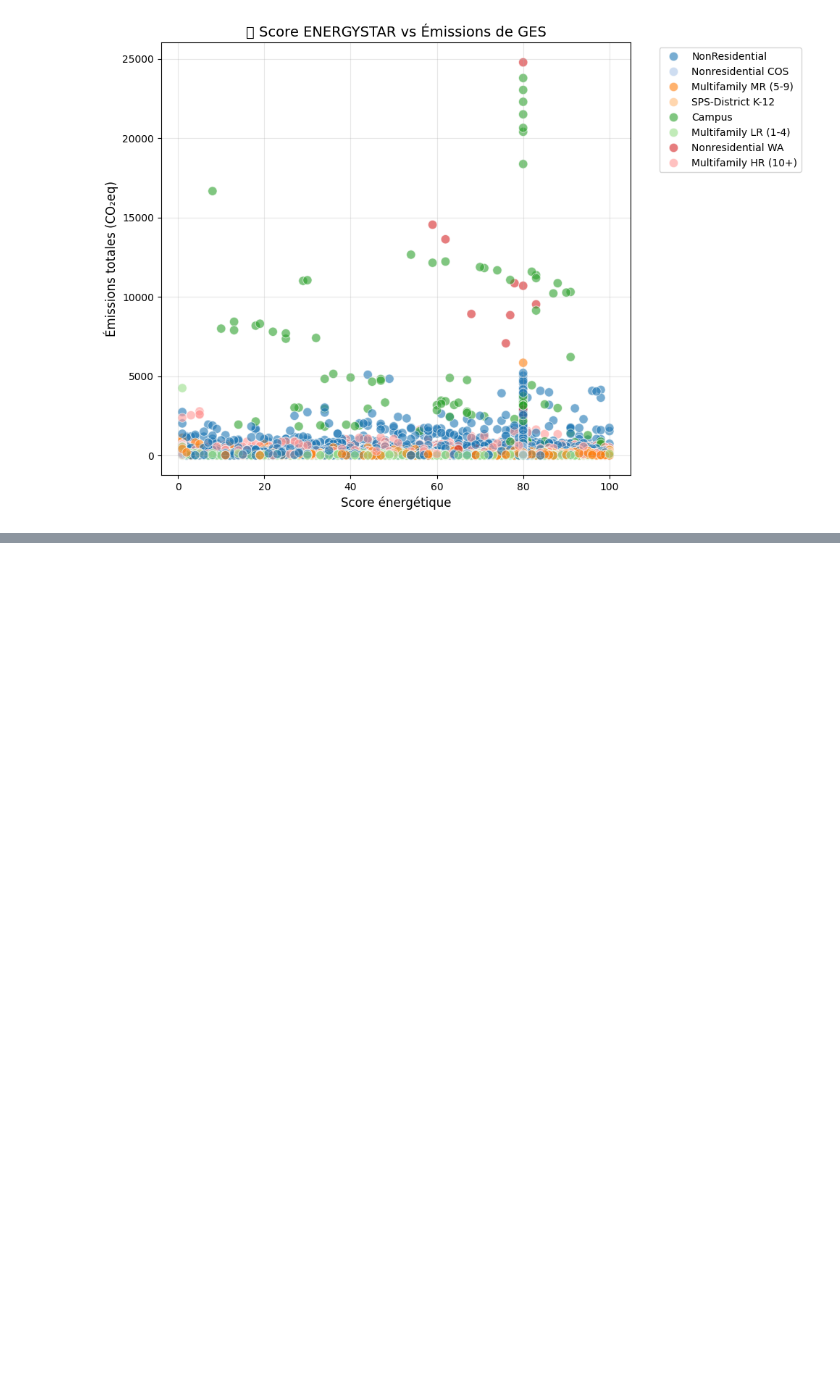
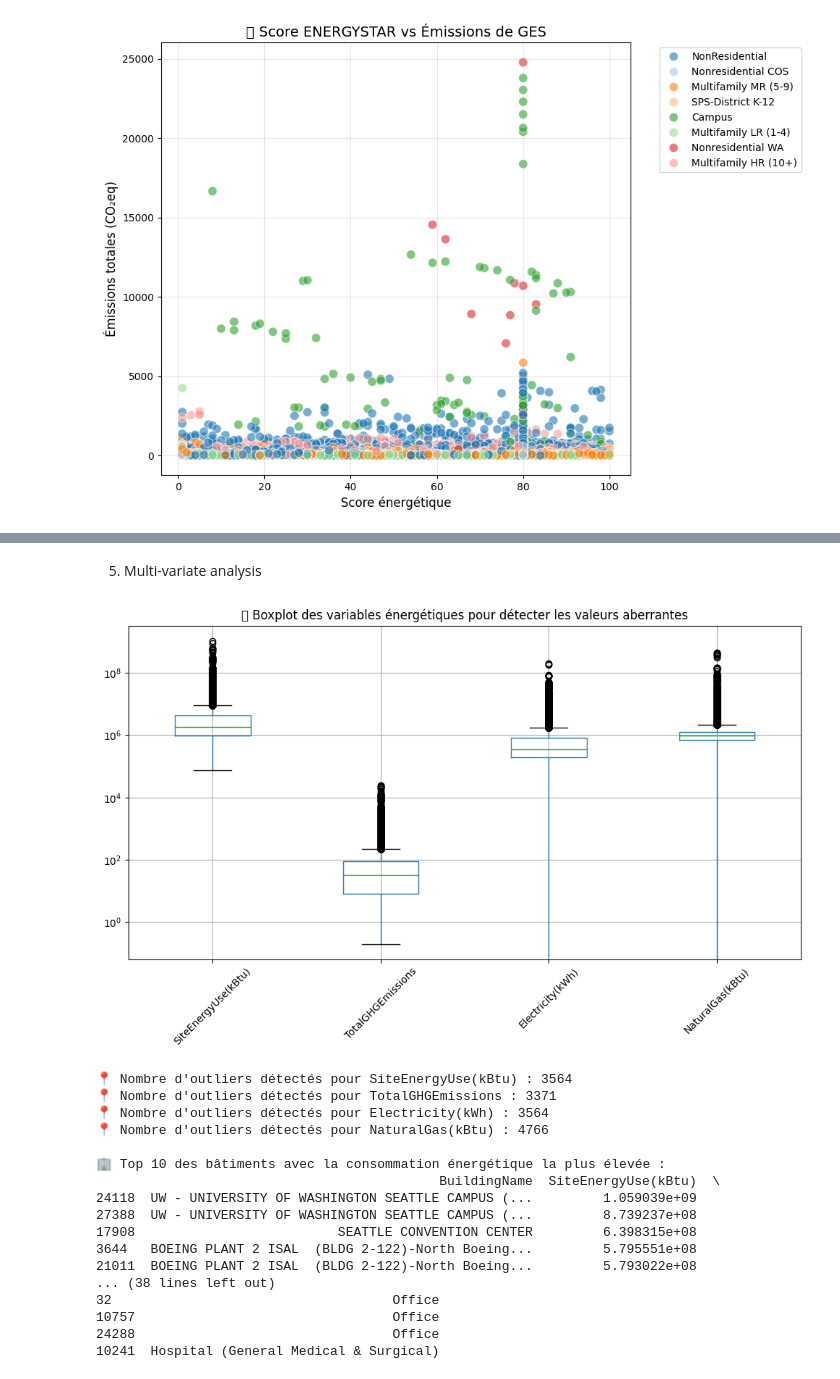
Before and after one commit to layalelzein/Energy-Python, a Jupyter notebook: eda_analysis.ipynb, the cells around one changed output, grey strips where cells are left out. Saved outputs shown, nothing was run; the diff lists cells and outputs as text; code cells hidden in the pictures; blank space fills up the shorter version.

Commit message:
Dernières modifs pour dépôt sur drive

```diff
--- a/eda_analysis.ipynb
+++ b/eda_analysis.ipynb
@@ -347,0 +457,60 @@ plt.show()
+# %% [markdown]
+5. Multi-variate analysis
+# %%
+import seaborn as sns
+import matplotlib.pyplot as plt
+import pandas as pd
+
+# 📌 Sélection des variables énergétiques clés
+outlier_cols = ["SiteEnergyUse(kBtu)", "TotalGHGEmissions", "Electricity(kWh)", "NaturalGas(kBtu)"]
+
+# 📌 1️⃣ Visualisation des outliers avec des boxplots
+plt.figure(figsize=(12, 6))
+df[outlier_cols].boxplot()
+plt.yscale('log')  # Transformation logarithmique pour mieux voir les différences
+plt.title("📊 Boxplot des variables énergétiques pour détecter les valeurs aberrantes")
+plt.xticks(rotation=45)
+plt.show()
+
+# 📌 2️⃣ Détection des outliers avec la méthode IQR (Interquartile Range)
+def detect_outliers_iqr(data, column):
+    Q1 = data[column].quantile(0.25)
+    Q3 = data[column].quantile(0.75)
+    IQR = Q3 - Q1
+    lower_bound = Q1 - 1.5 * IQR
+    upper_bound = Q3 + 1.5 * IQR
+    outliers = data[(data[column] < lower_bound) | (data[column] > upper_bound)]
+    return outliers
+
+# 📌 Identification des outliers pour chaque variable
+outliers_dict = {col: detect_outliers_iqr(df, col) for col in outlier_cols}
+
+# 📌 Affichage du nombre d’outliers détectés par variable
+for col, outliers in outliers_dict.items():
+    print(f"📍 Nombre d'outliers détectés pour {col} : {len(outliers)}")
+
+# 📌 3️⃣ Vérification des bâtiments avec les valeurs les plus extrêmes
+print("\n🏢 Top 10 des bâtiments avec la consommation énergétique la plus élevée :")
+print(df.sort_values("SiteEnergyUse(kBtu)", ascending=False).head(10)[["BuildingName", "SiteEnergyUse(kBtu)", "LargestPropertyUseType"]])
+
+print("\n🏢 Top 10 des bâtiments avec les émissions de GES les plus élevées :")
+print(df.sort_values("TotalGHGEmissions", ascending=False).head(10)[["BuildingName", "TotalGHGEmissions", "LargestPropertyUseType"]])
+# %% [output]
+[figure, added]
+📍 Nombre d'outliers détectés pour SiteEnergyUse(kBtu) : 3564
+📍 Nombre d'outliers détectés pour TotalGHGEmissions : 3371
+📍 Nombre d'outliers détectés pour Electricity(kWh) : 3564
+📍 Nombre d'outliers détectés pour NaturalGas(kBtu) : 4766
+
+🏢 Top 10 des bâtiments avec la consommation énergétique la plus élevée :
+                                            BuildingName  SiteEnergyUse(kBtu)  \
+24118  UW - UNIVERSITY OF WASHINGTON SEATTLE CAMPUS (...         1.059039e+09
+27388  UW - UNIVERSITY OF WASHINGTON SEATTLE CAMPUS (...         8.739237e+08
+17908                          SEATTLE CONVENTION CENTER         6.398315e+08
+3644   BOEING PLANT 2 ISAL  (BLDG 2-122)-North Boeing...         5.795551e+08
+21011  BOEING PLANT 2 ISAL  (BLDG 2-122)-North Boeing...         5.793022e+08
+... (38 lines left out)
+32                                    Office
+10757                                 Office
+24288                                 Office
+10241  Hospital (General Medical & Surgical)
```
Also changed, not shown: parts of 17 cells of this notebook.
